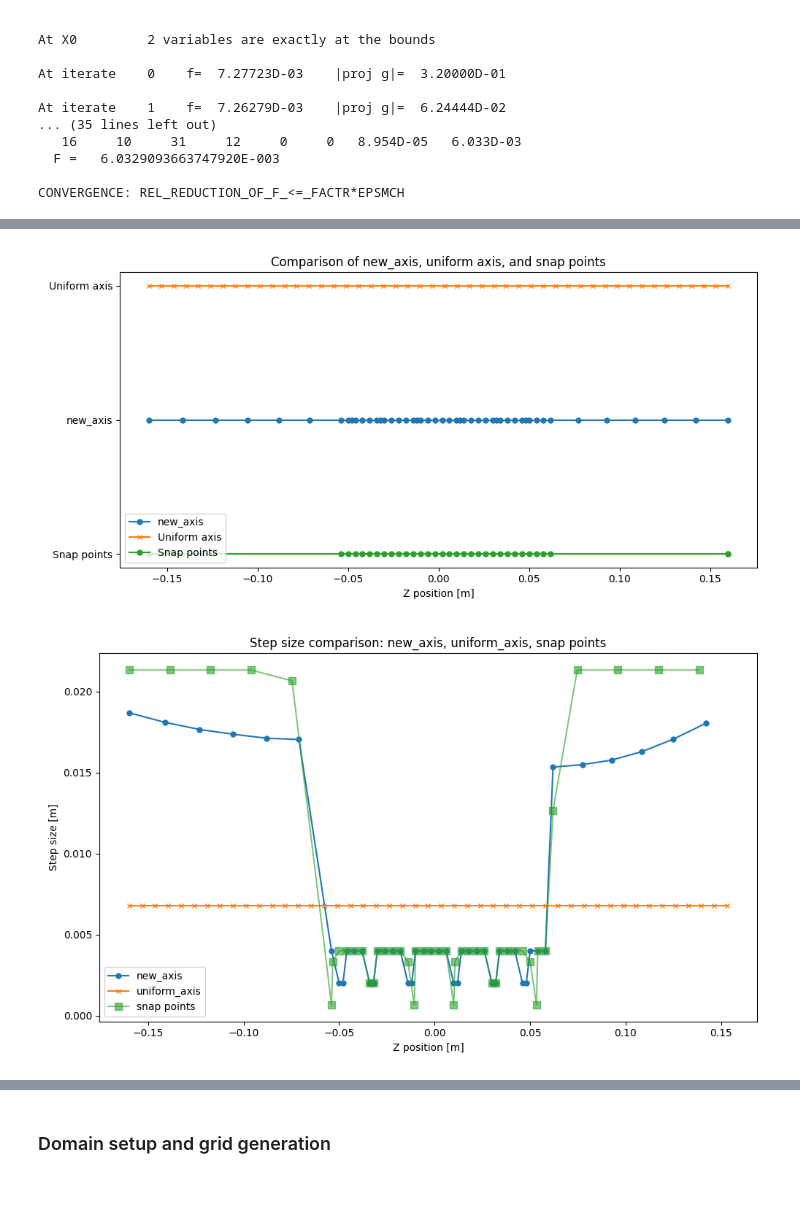
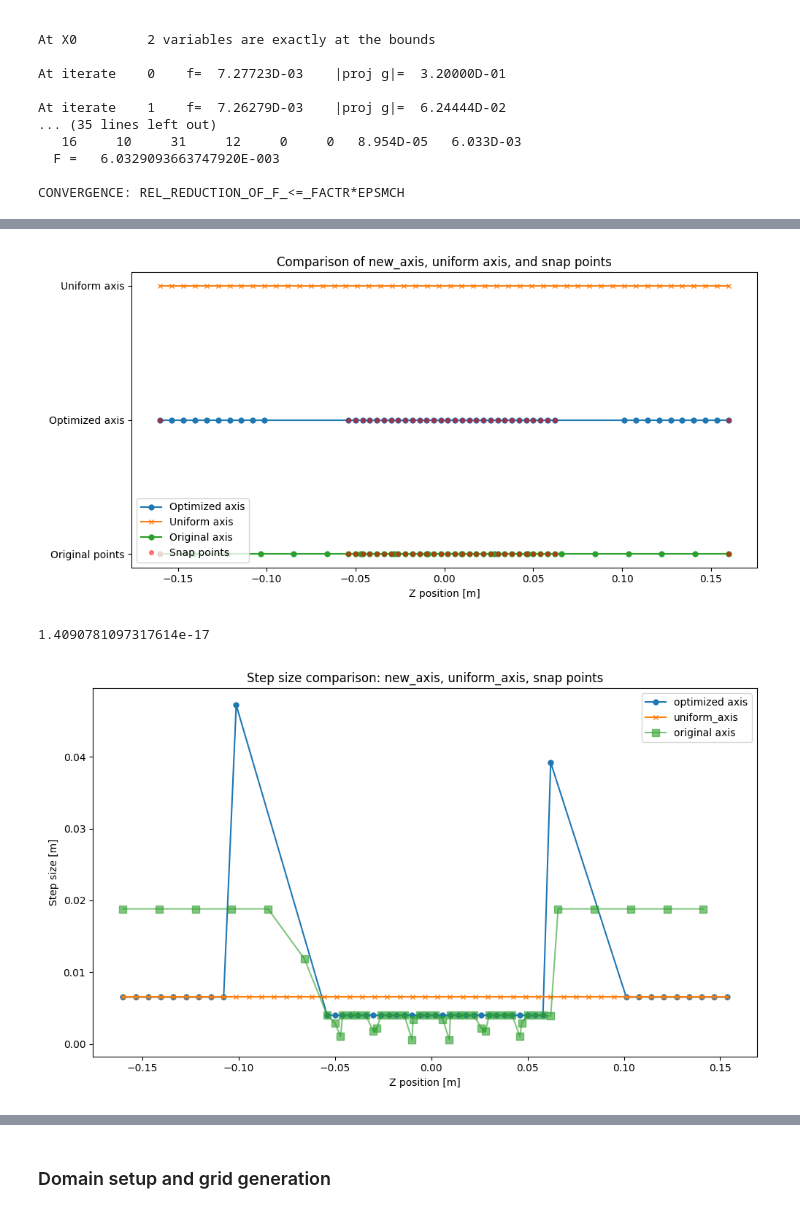
Before and after one commit to ImpedanCEI/wakis-benchmarks, a Jupyter notebook: 011_LHC_Bellows/011_LHC_Bellows.ipynb, the cells around one changed output, grey strips where cells are left out. Drawn from its saved outputs; the diff is of its cells as text; code cells hidden in the pictures.

```diff
--- a/011_LHC_Bellows/011_LHC_Bellows.ipynb
+++ b/011_LHC_Bellows/011_LHC_Bellows.ipynb
@@ -223,44 +263,51 @@ Optimized points: [-0.10553614 -0.14130525 -0.12320018 -0.08816749 -0.07104445 -
 plt.figure(figsize=(10, 5))
 
 # Plot new_axis
-plt.plot(new_axis, np.zeros_like(new_axis), '-o', label='new_axis', markersize=5)
+plt.plot(new_axis, np.zeros_like(new_axis), '-o', label='Optimized axis', markersize=5)
 
 # Plot uniformly spaced axis
 uniform_axis = np.linspace(zmin, zmax, len(new_axis))
 plt.plot(uniform_axis, np.ones_like(uniform_axis), '-x', label='Uniform axis', markersize=5)
+plt.plot(snaps*(zmax-zmin)+zmin, np.full_like(snaps, 0), 'o', c='r', markersize=4, alpha=0.5)
 
 # Plot snap points
-plt.plot(snaps, np.full_like(snaps, -1), '-o', label='Snap points', markersize=5)
+snap_axis = np.sort(np.unique(np.append(snaps, new_points)))*(zmax-zmin)+zmin
+plt.plot(snap_axis, np.full_like(snap_axis, -1), '-o', label='Original axis', markersize=5)
+plt.plot(snaps*(zmax-zmin)+zmin, np.full_like(snaps, -1), 'o', c='r', label='Snap points', markersize=4, alpha=0.5)
 
-plt.yticks([-1, 0, 1], ['Snap points', 'new_axis', 'Uniform axis'])
+plt.yticks([-1, 0, 1], ['Original points', 'Optimized axis', 'Uniform axis'])
 plt.xlabel('Z position [m]')
 plt.title('Comparison of new_axis, uniform axis, and snap points')
 plt.legend()
 plt.tight_layout()
 plt.show()
 # %% [output]
-[figure, old version]
+[figure, new version]
+# %%
+np.std(np.diff(uniform_axis))
+# %% [output]
+1.4090781097317614e-17
 # %%
 plt.figure(figsize=(10, 6))
 
 # Differences for new_axis
 diff_new_axis = np.diff(new_axis)
-plt.plot(new_axis[:-1], diff_new_axis, '-o', label='new_axis', markersize=5)
+plt.plot(new_axis[:-1], diff_new_axis, '-o', label='optimized axis', markersize=5)
 
 # Differences for uniform_axis
 diff_uniform_axis = np.diff(uniform_axis)
 plt.plot(uniform_axis[:-1], diff_uniform_axis, '-x', label='uniform_axis', markersize=5)
 
 # Differences for snap points (sorted and unique)
-snap_sorted = np.unique(np.append(snaps, np.linspace(zmin, zmax, Nz-len(snaps))))
-diff_snaps = np.diff(snap_sorted)
-plt.plot(snap_sorted[:-1], diff_snaps, '-s', alpha=0.6, label='snap points', markersize=7)
+snap_axis = np.sort(np.unique(np.append(snaps, new_points)))*(zmax-zmin)+zmin
+diff_snaps = np.diff(snap_axis)
+plt.plot(snap_axis[:-1], diff_snaps, '-s', alpha=0.6, label='original axis', markersize=7)
 
 plt.xlabel('Z position [m]')
 plt.ylabel('Step size [m]')
 plt.title('Step size comparison: new_axis, uniform_axis, snap points')
 plt.legend()
 plt.tight_layout()
 plt.show()
 # %% [output]
-[figure, old version]
+[figure, new version]
```
Also changed, not shown: parts of 4 cells of this notebook.
